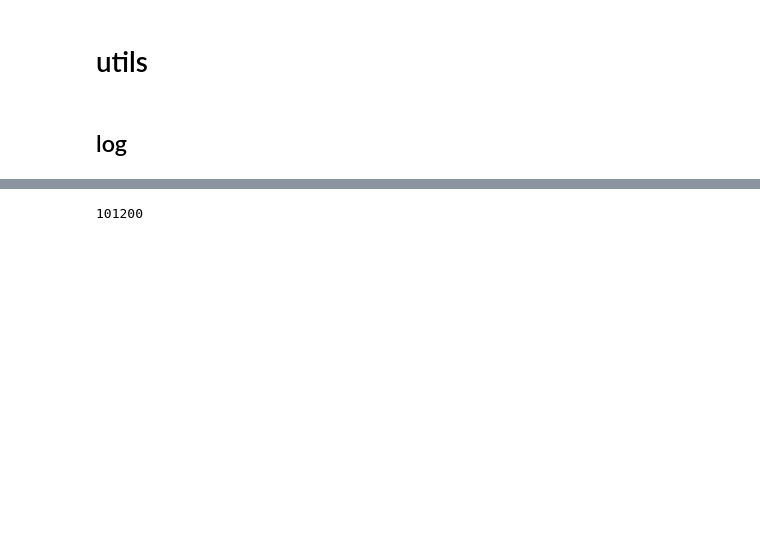
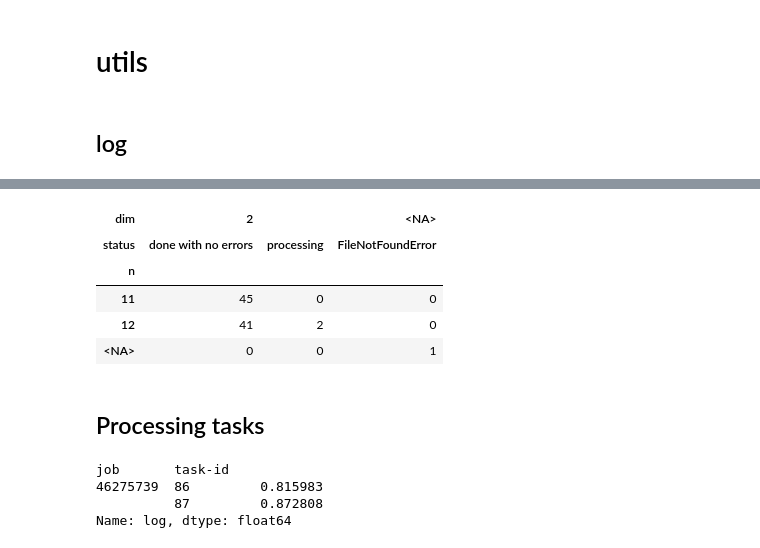
Before and after one commit to zimfv/depth-poset, a Jupyter notebook: notebooks/Logs - Barycentric Cubical Tori-Extended1.ipynb, the cells around one changed output, grey strips where cells are left out. Cells and saved outputs as stored; diff of their text form; code cells hidden in the pictures; blank space fills up the shorter version.

Commit message:
Describe processing homotopies (CTCE); Prepare to run new banch of tasks (CTCE homotopies)

```diff
--- a/notebooks/Logs - Barycentric Cubical Tori-Extended1.ipynb
+++ b/notebooks/Logs - Barycentric Cubical Tori-Extended1.ipynb
@@ -269,18 +269,20 @@ df_logs_transp = pd.DataFrame({'log-path': os.listdir(path_logs_transp)})
 df_logs_transp['log-path'] = df_logs_transp['log-path'].apply(lambda s: os.path.join(path_logs_transp, s))
 df_logs_transp = df_logs_transp[df_logs_transp['log-path'].apply(lambda s: Path(s).suffix) == '.log']
 
-# job
-df_logs_transp['job'] = df_logs_transp['log-path'].apply(get_digits_from_string)
-
-
 # load logs
-df_logs_transp['log'] = df_logs_transp['log-path'].apply(load_text)
+tqdm.pandas()
+df_logs_transp['log'] = df_logs_transp['log-path'].progress_apply(load_text)
 
 # define task id
 assert df_logs_transp['log'].apply(lambda s: s.find('SLURM_ARRAY_TASK_ID') == 0).all()
 df_logs_transp['task-id'] = df_logs_transp['log'].apply(lambda s: s.split('\n')[0]).apply(lambda s: s[s.find("'") + 1:s.rfind("'")]).astype(int)
 
-df_logs_transp = df_logs_transp.sort_values('task-id').reset_index(drop=True)
+# job
+df_logs_transp['job'] = df_logs_transp['log-path'].apply(get_digits_from_string)
+df_logs_transp['job'] = df_logs_transp['job'].astype(int) - df_logs_transp['task-id'].astype(int) - 1
+
+
+df_logs_transp = df_logs_transp.sort_values(['job', 'task-id']).reset_index(drop=True)
 
 # paths
 df_logs_transp['path0'] = df_logs_transp['log'].apply(lambda log: get_path(log, key='path0'))
@@ -288,7 +290,7 @@ df_logs_transp['path1'] = df_logs_transp['log'].apply(lambda log: get_path(log,
 
 # define dim and n
 df_path_ndim = df_logs_transp[['path0']].drop_duplicates()
-tqdm.pandas()
+
 df_path_ndim['dimn0'] = df_path_ndim['path0'].progress_apply(get_dim_and_n)
 df_path_ndim['dim'] = df_path_ndim['dimn0'].apply(lambda dimn: None if dimn is None else dimn[0]).astype('Int32')
 df_path_ndim['n'] = df_path_ndim['dimn0'].apply(lambda dimn: None if dimn is None else dimn[1]).astype('Int32')
@@ -298,7 +300,7 @@ df_logs_transp['n'] = df_logs_transp['path0'].map(df_path_ndim['n'])
 
 
 # define error and status
-df_logs_transp['error_line'] = df_logs_transp['log'].apply(get_error_line)
+df_logs_transp['error_line'] = df_logs_transp['log'].progress_apply(get_error_line)
 df_logs_transp['error'] = df_logs_transp['error_line'].apply(get_error)
 df_logs_transp['done'] = df_logs_transp['log'].apply(process_is_done)
 df_logs_transp['status'] = df_logs_transp.apply(get_process_status, axis=1)
@@ -343,6 +318,47 @@ df_transp_status
-# %%
-log = df_logs_transp[df_logs_transp['status'] == 'processing']['log'].iloc[0]
-
-len(log.split('\n'))
-# %% [output]
-101200
+# %%
+job = 46275739
+
+df_transp_status = df_logs_transp[df_logs_transp['job'] == job]
+df_transp_status = df_transp_status[['dim', 'n', 'status']].value_counts(dropna=False).reset_index()
+df_transp_status = df_transp_status.pivot_table(columns=['dim', 'status'], index='n', values='count', dropna=False)
+df_transp_status = df_transp_status.fillna(0).astype(int)
+
+df_transp_status = df_transp_status[df_transp_status.columns[(df_transp_status != 0).any()]]
+df_transp_status
+# %% [output]
+| dim | 2 |  | <NA> |
+| status | done with no errors | processing | FileNotFoundError |
+| n |  |  |  |
+| 11 | 45 | 0 | 0 |
+| 12 | 41 | 2 | 0 |
+| <NA> | 0 | 0 | 1 |
+# %% [markdown]
+## Processing tasks
+# %%
+def get_last_line_or_portion(log):
+    # returns the last line in the log and extract the portion, if it's given there
+    s = np.array(log.split('\n'))
+    s = s[s != '']
+    s = s[-1]
+
+    if s.find('-') == -1:
+        return s
+    s = s[:s.find('-')].strip()
+    try:
+        i0, i1 = s.split('/')
+        i0 = int(i0)
+        i1 = int(i1)
+        return i0/i1
+    except Exception as err:
+        return s
+
+indices = ['job', 'task-id']
+df_processing = df_logs_transp.set_index(indices)
+df_processing = df_processing[df_processing['status'] == 'processing']
+
+df_processing['log'].apply(get_last_line_or_portion)
+# %% [output]
+job       task-id
+46275739  86         0.815983
+          87         0.872808
+Name: log, dtype: float64
```
Also changed, not shown: parts of 5 cells of this notebook, 2 other files.
